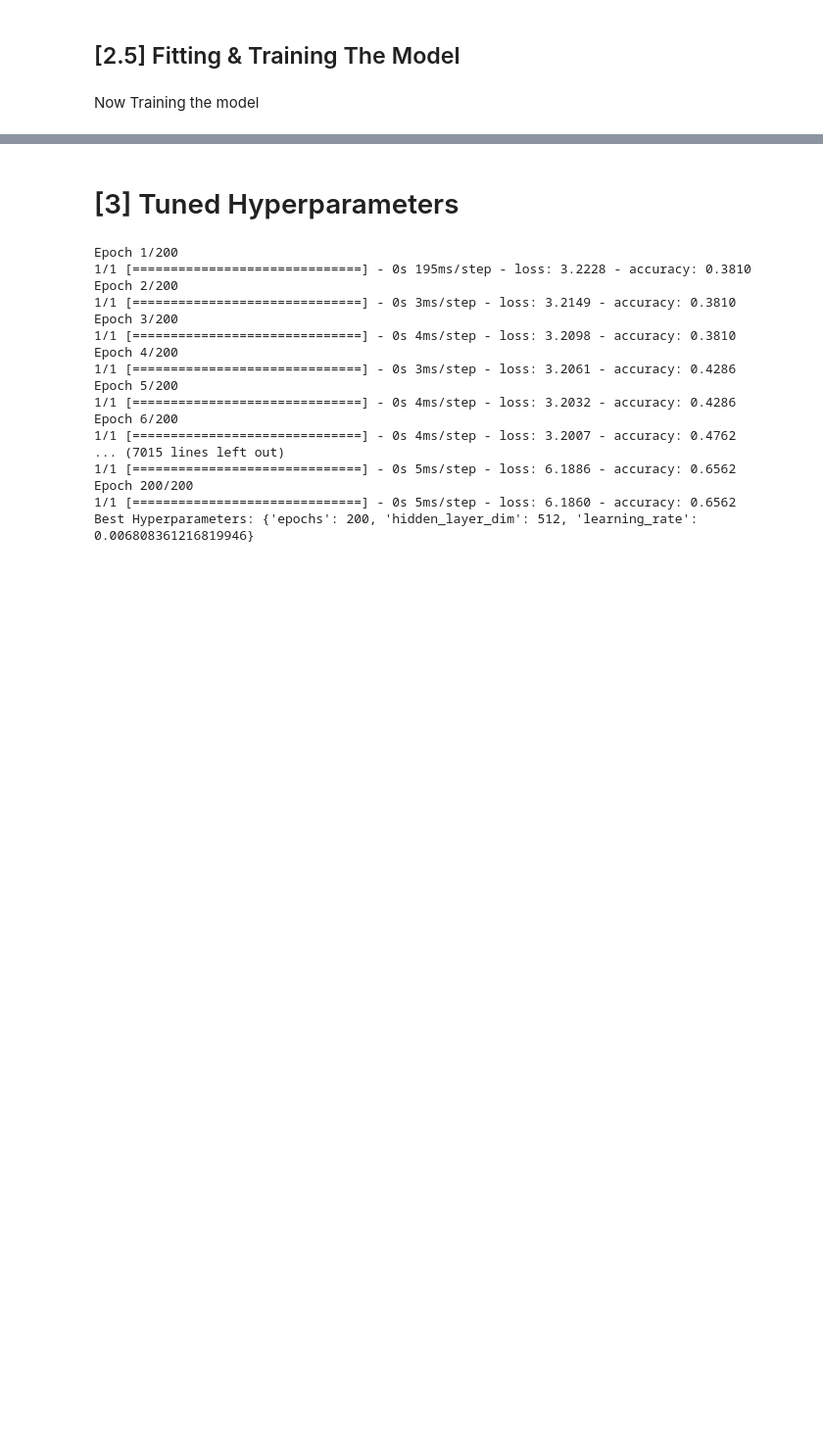
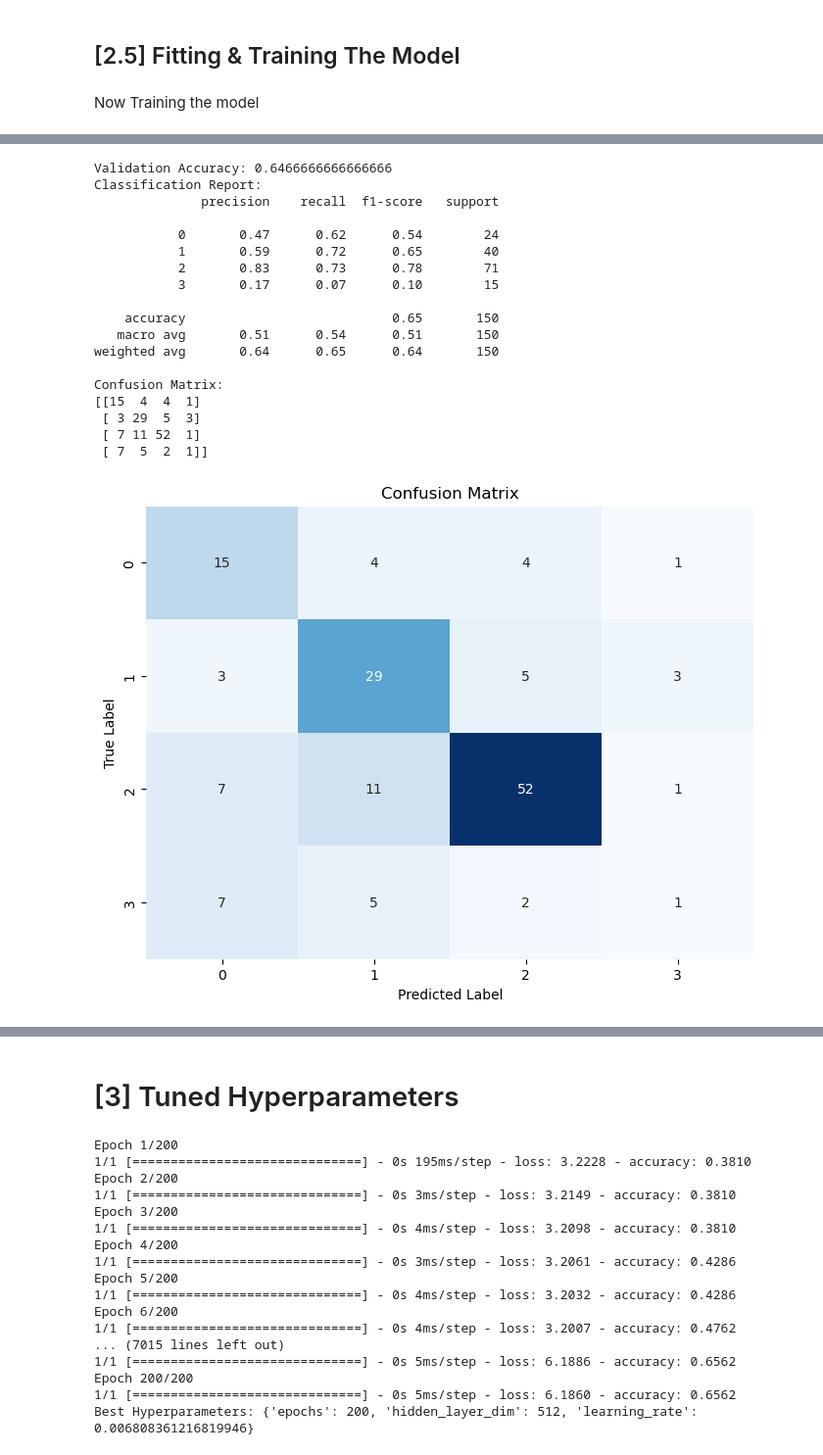
Before and after one commit to AmiruC/Machine-Learning-Cancer-Classification-Model, a Jupyter notebook: notebooks/notebook.ipynb, the cells around one changed output, grey strips where cells are left out. Shown: that part at 98% size. Cells and saved outputs as stored; diff of their text form; code cells hidden in the pictures; blank space fills up the shorter version.

Commit message:
Added second base model

```diff
--- a/notebooks/notebook.ipynb
+++ b/notebooks/notebook.ipynb
@@ -300 +300,59 @@ weighted avg       0.28      0.31      0.29      1979
+# %%
+import tensorflow as tf
+from sklearn.linear_model import LogisticRegression
+from sklearn.metrics import classification_report, confusion_matrix
+import matplotlib.pyplot as plt
+import seaborn as sns
+import numpy as np
+
+# Prepare the training data
+train_images = train_generator[0][0].reshape(train_generator[0][0].shape[0], -1)
+train_labels = np.argmax(train_generator[0][1], axis=1)
+
+# Prepare the validation data
+val_images = validation_generator[0][0].reshape(validation_generator[0][0].shape[0], -1)
+val_labels = np.argmax(validation_generator[0][1], axis=1)
+
+# Create and train the logistic regression model
+logreg = LogisticRegression(max_iter=1000)
+logreg.fit(train_images, train_labels)
+
+# Evaluate the model on the validation data
+val_predictions = logreg.predict(val_images)
+
+# Calculate performance metrics
+print("Validation Accuracy:", logreg.score(val_images, val_labels))
+print("Classification Report:")
+print(classification_report(val_labels, val_predictions))
+confusion_mtx = confusion_matrix(val_labels, val_predictions)
+print("Confusion Matrix:")
+print(confusion_mtx)
+
+# Plot the confusion matrix
+plt.figure(figsize=(8, 6))
+sns.heatmap(confusion_mtx, annot=True, fmt="d", cmap='Blues', cbar=False)
+plt.xlabel('Predicted Label')
+plt.ylabel('True Label')
+plt.title('Confusion Matrix')
+plt.show()
+# %% [output]
+Validation Accuracy: 0.6466666666666666
+Classification Report:
+              precision    recall  f1-score   support
+
+           0       0.47      0.62      0.54        24
+           1       0.59      0.72      0.65        40
+           2       0.83      0.73      0.78        71
+           3       0.17      0.07      0.10        15
+
+    accuracy                           0.65       150
+   macro avg       0.51      0.54      0.51       150
+weighted avg       0.64      0.65      0.64       150
+
+Confusion Matrix:
+[[15  4  4  1]
+ [ 3 29  5  3]
+ [ 7 11 52  1]
+ [ 7  5  2  1]]
+[figure, added]
 # %% [markdown]
```
Also changed, not shown: parts of 9 cells of this notebook, 1 other file.
